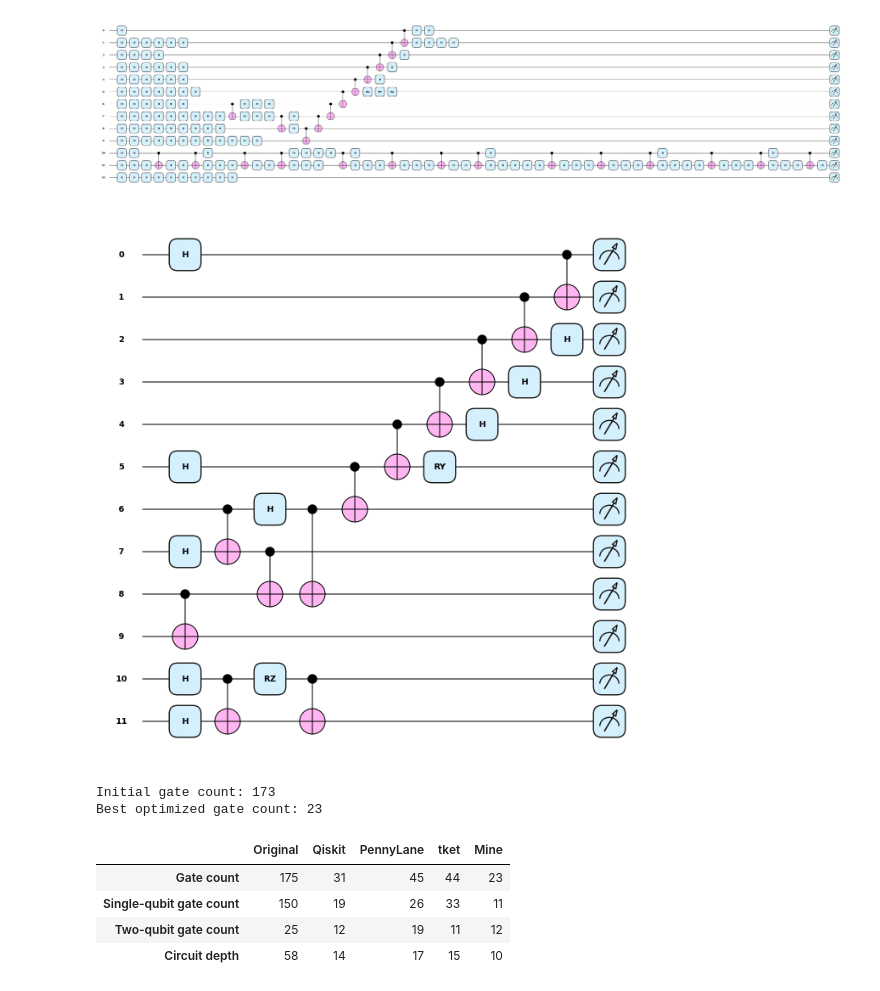
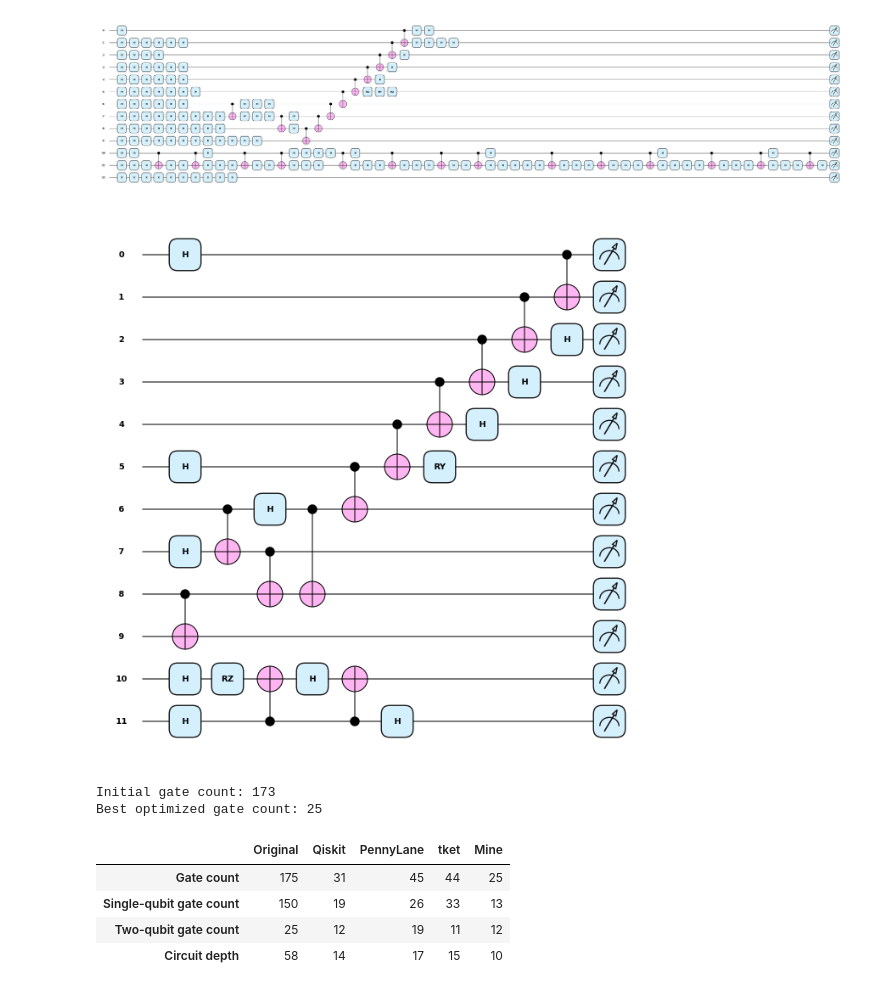
Before and after one commit to 24shiny/Exact-template-matching-using-attributed-DAGs, a Jupyter notebook: pipeline_opt_rl.ipynb, the cells around one changed output. Saved outputs shown, nothing was run; the diff lists cells and outputs as text; code cells hidden in the pictures.

```diff
--- a/pipeline_opt_rl.ipynb
+++ b/pipeline_opt_rl.ipynb
@@ -129,37 +134,37 @@ circuit_info = dataset[0]
 for opt in [optimizeHomo, optimizeJointEgo, cnotSwap]:
     circuit_info = opt(circuit_info)
 
 # train PPO
 opt_functions = [
     optimize1q, optimize2q, optimizeJointEgo, optimizeJointShort, optimizeJointLong,
     singleCommutation, cnotSwap, optimizeForwardSwap, optimizeBackwwardSwap,
 ]
 
 env = KetGPTEnv(circuit=circuit_info, opt_functions=opt_functions,
-                max_steps=50, patience=10)
+                max_steps=100, patience=10)
 model = PPO("MlpPolicy", env, verbose=0, device="cpu")
 model.learn(total_timesteps=10000)
 
 # evaluate PPO and get results
 obs, info = env.reset()
 done = False
 while not done:
     action, _ = model.predict(obs, deterministic=True)
     obs, reward, terminated, truncated, info = env.step(action)
     done = terminated or truncated
 
 # post routine
 circuit_info = info["best_circuit"]
 circuit_info = push_long_cnot(phase_removal(circuit_info))
 show_info(circuit_info)
 
 # performance review
 print("Initial gate count:", len(dataset[0]))
 print("Best optimized gate count:", len(circuit_info))
 # %% [output]
-[figure, old version]
+[figure, new version]
 Initial gate count: 173
-Best optimized gate count: 23
+Best optimized gate count: 25
 # %%
 from compare_sdk import comp_table, penny_specs
 df = comp_table(circuit)
@@ -167,7 +172,7 @@ df['Mine'] = penny_specs(info_to_qnode(circuit_info))
 df
 # %% [output]
 |  | Original | Qiskit | PennyLane | tket | Mine |
-| Gate count | 175 | 31 | 45 | 44 | 23 |
-| Single-qubit gate count | 150 | 19 | 26 | 33 | 11 |
+| Gate count | 175 | 31 | 45 | 44 | 25 |
+| Single-qubit gate count | 150 | 19 | 26 | 33 | 13 |
 | Two-qubit gate count | 25 | 12 | 19 | 11 | 12 |
 | Circuit depth | 58 | 14 | 17 | 15 | 10 |
```
Also changed, not shown: parts of 1 cell of this notebook.
